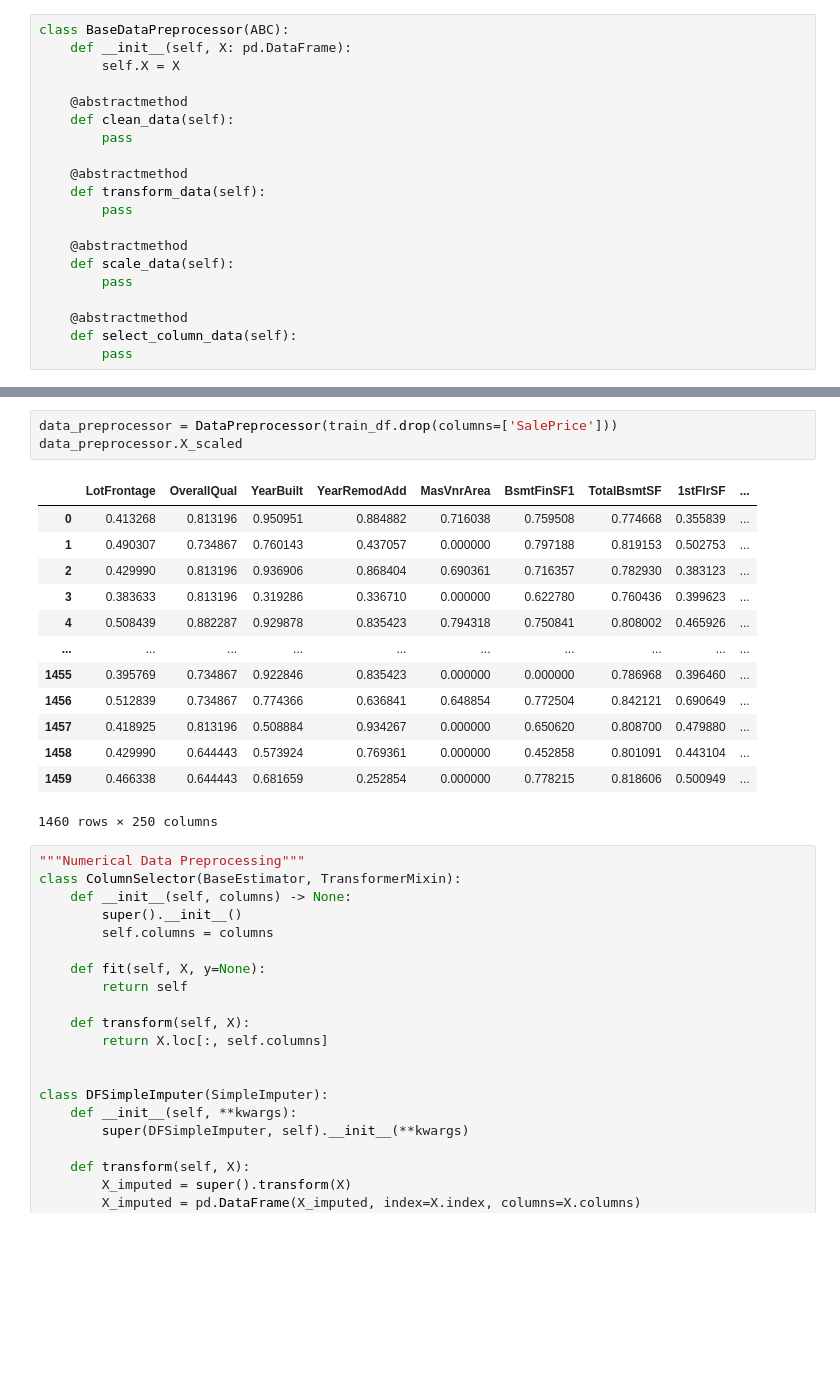
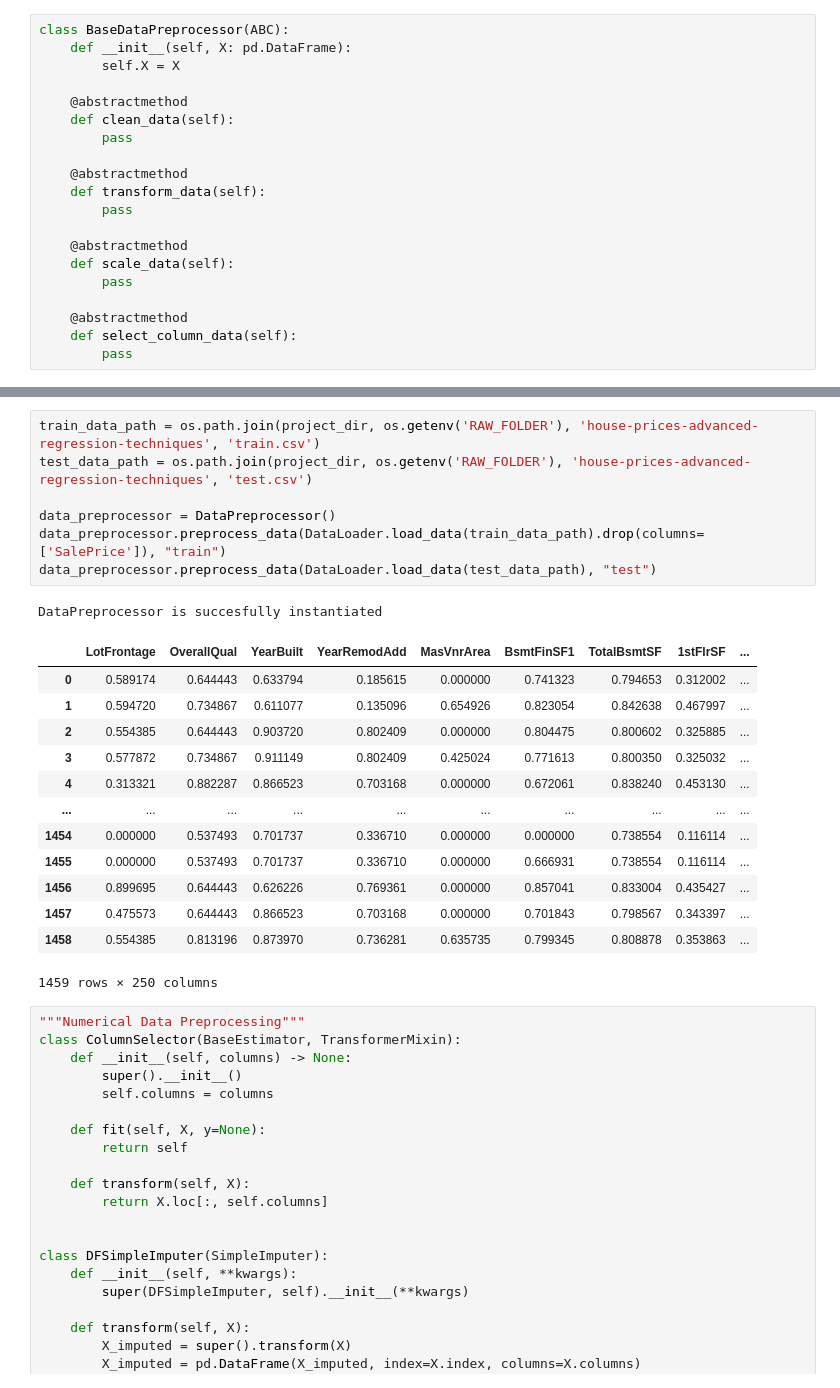
Before and after one commit to marcellinus-witarsah/house-prices-advanced-regression-techniques, a Jupyter notebook: notebooks/04-data-preparation-and-modelling.ipynb, the cells around one changed output, grey strips where cells are left out. Drawn from its saved outputs; the diff is of its cells as text; blank space fills up the shorter version.

Commit message:
Update 04-data-preparation-and-modelling.ipynb
add data preprocessing for testing data

```diff
--- a/notebooks/04-data-preparation-and-modelling.ipynb
+++ b/notebooks/04-data-preparation-and-modelling.ipynb
@@ -242,23 +264,28 @@ class TrainDataPreprocessor(BaseDataPreprocessor):
 # # for evaluation
 # class ModelEvaluator():
 #     pass
-# %%
-data_preprocessor = DataPreprocessor(train_df.drop(columns=['SalePrice']))
-data_preprocessor.X_scaled
-# %% [output]
-|  | LotFrontage | OverallQual | YearBuilt | YearRemodAdd | MasVnrArea | BsmtFinSF1 | TotalBsmtSF | 1stFlrSF | ... |
-| 0 | 0.413268 | 0.813196 | 0.950951 | 0.884882 | 0.716038 | 0.759508 | 0.774668 | 0.355839 | ... |
-| 1 | 0.490307 | 0.734867 | 0.760143 | 0.437057 | 0.000000 | 0.797188 | 0.819153 | 0.502753 | ... |
-| 2 | 0.429990 | 0.813196 | 0.936906 | 0.868404 | 0.690361 | 0.716357 | 0.782930 | 0.383123 | ... |
-| 3 | 0.383633 | 0.813196 | 0.319286 | 0.336710 | 0.000000 | 0.622780 | 0.760436 | 0.399623 | ... |
-| 4 | 0.508439 | 0.882287 | 0.929878 | 0.835423 | 0.794318 | 0.750841 | 0.808002 | 0.465926 | ... |
-| ... | ... | ... | ... | ... | ... | ... | ... | ... | ... |
-| 1455 | 0.395769 | 0.734867 | 0.922846 | 0.835423 | 0.000000 | 0.000000 | 0.786968 | 0.396460 | ... |
-| 1456 | 0.512839 | 0.734867 | 0.774366 | 0.636841 | 0.648854 | 0.772504 | 0.842121 | 0.690649 | ... |
-| 1457 | 0.418925 | 0.813196 | 0.508884 | 0.934267 | 0.000000 | 0.650620 | 0.808700 | 0.479880 | ... |
-| 1458 | 0.429990 | 0.644443 | 0.573924 | 0.769361 | 0.000000 | 0.452858 | 0.801091 | 0.443104 | ... |
-| 1459 | 0.466338 | 0.644443 | 0.681659 | 0.252854 | 0.000000 | 0.778215 | 0.818606 | 0.500949 | ... |
-1460 rows × 250 columns
+# %%
+train_data_path = os.path.join(project_dir, os.getenv('RAW_FOLDER'), 'house-prices-advanced-regression-techniques', 'train.csv')
+test_data_path = os.path.join(project_dir, os.getenv('RAW_FOLDER'), 'house-prices-advanced-regression-techniques', 'test.csv')
+
+data_preprocessor = DataPreprocessor()
+data_preprocessor.preprocess_data(DataLoader.load_data(train_data_path).drop(columns=['SalePrice']), "train")
+data_preprocessor.preprocess_data(DataLoader.load_data(test_data_path), "test")
+# %% [output]
+DataPreprocessor is succesfully instantiated
+|  | LotFrontage | OverallQual | YearBuilt | YearRemodAdd | MasVnrArea | BsmtFinSF1 | TotalBsmtSF | 1stFlrSF | ... |
+| 0 | 0.589174 | 0.644443 | 0.633794 | 0.185615 | 0.000000 | 0.741323 | 0.794653 | 0.312002 | ... |
+| 1 | 0.594720 | 0.734867 | 0.611077 | 0.135096 | 0.654926 | 0.823054 | 0.842638 | 0.467997 | ... |
+| 2 | 0.554385 | 0.644443 | 0.903720 | 0.802409 | 0.000000 | 0.804475 | 0.800602 | 0.325885 | ... |
+| 3 | 0.577872 | 0.734867 | 0.911149 | 0.802409 | 0.425024 | 0.771613 | 0.800350 | 0.325032 | ... |
+| 4 | 0.313321 | 0.882287 | 0.866523 | 0.703168 | 0.000000 | 0.672061 | 0.838240 | 0.453130 | ... |
+| ... | ... | ... | ... | ... | ... | ... | ... | ... | ... |
+| 1454 | 0.000000 | 0.537493 | 0.701737 | 0.336710 | 0.000000 | 0.000000 | 0.738554 | 0.116114 | ... |
+| 1455 | 0.000000 | 0.537493 | 0.701737 | 0.336710 | 0.000000 | 0.666931 | 0.738554 | 0.116114 | ... |
+| 1456 | 0.899695 | 0.644443 | 0.626226 | 0.769361 | 0.000000 | 0.857041 | 0.833004 | 0.435427 | ... |
+| 1457 | 0.475573 | 0.644443 | 0.866523 | 0.703168 | 0.000000 | 0.701843 | 0.798567 | 0.343397 | ... |
+| 1458 | 0.554385 | 0.813196 | 0.873970 | 0.736281 | 0.635735 | 0.799345 | 0.808878 | 0.353863 | ... |
+1459 rows × 250 columns
 # %%
 """Numerical Data Preprocessing"""
 class ColumnSelector(BaseEstimator, TransformerMixin):
```
Also changed, not shown: parts of 8 cells of this notebook.
